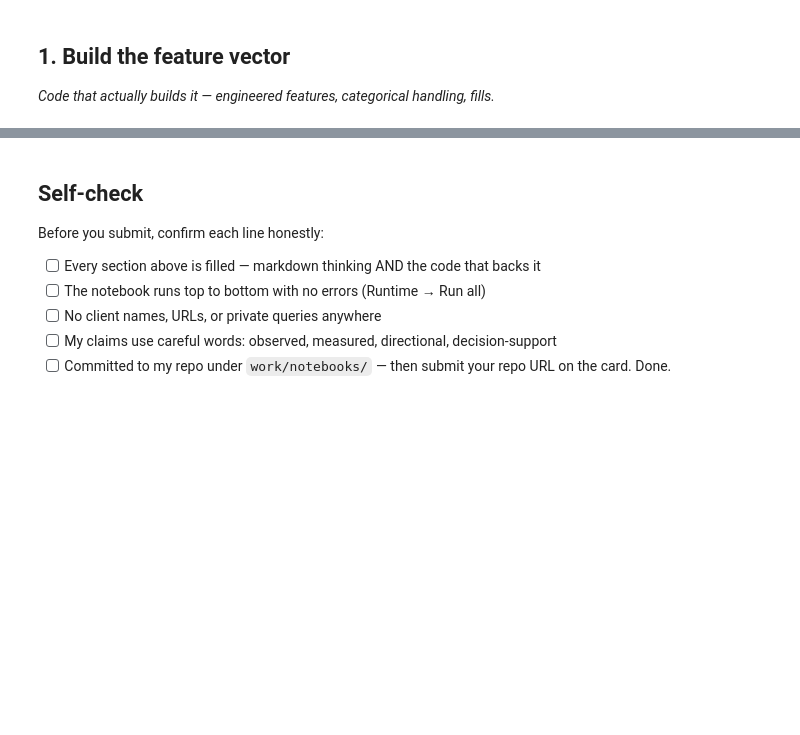
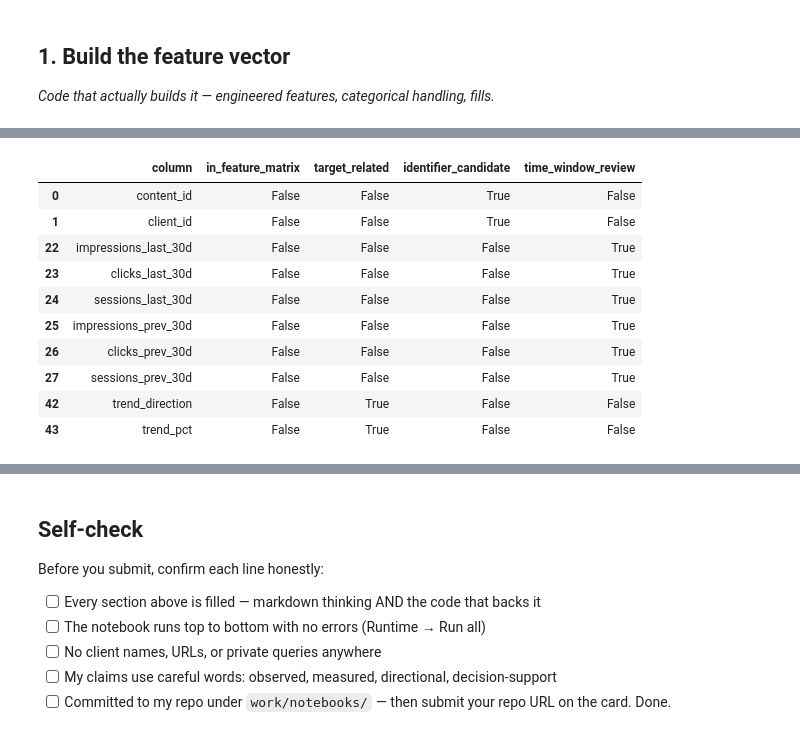
Before and after one commit to yashikasgh/flyrank-ml-internship, a Jupyter notebook: work/notebooks/w03_feature_leakage_check.ipynb, the cells around one changed output, grey strips where cells are left out. Saved outputs shown, nothing was run; the diff lists cells and outputs as text; code cells hidden in the pictures; blank space fills up the shorter version.

```diff
--- a/work/notebooks/w03_feature_leakage_check.ipynb
+++ b/work/notebooks/w03_feature_leakage_check.ipynb
@@ -36,0 +211,69 @@ This skeleton is yours to fill. Work the sections **in order** — each one has
+# %%
+
+# ML-05: Leakage hunt
+
+if "df" not in globals() or "X" not in globals():
+    raise RuntimeError("Run Sections 1 and 2 first.")
+
+columns = list(df.columns)
+
+# Fields directly related to the target or identifiers.
+target_related = [
+    c for c in columns
+    if c.lower() in {"trend_direction", "trend_pct", "is_down",
+                     "baseline_score"}
+]
+
+identifier_fields = [
+    c for c in columns
+    if any(term in c.lower() for term in
+           ["content_id", "client_id", "url", "domain"])
+]
+
+# Flag recent/previous-window metrics for manual temporal review.
+window_terms = ["30d", "30_day", "30-day", "recent", "previous",
+                "prior", "last_30", "prev_30"]
+
+window_fields = [
+    c for c in columns
+    if any(term in c.lower() for term in window_terms)
+]
+
+# Report all columns flagged for review.
+audit = pd.DataFrame({
+    "column": columns,
+    "in_feature_matrix": [c in X.columns for c in columns],
+    "target_related": [c in target_related for c in columns],
+    "identifier_candidate": [c in identifier_fields for c in columns],
+    "time_window_review": [c in window_fields for c in columns],
+})
+
+print("TARGET-RELATED FIELDS")
+print(target_related)
+
+print("\nIDENTIFIER CANDIDATES")
+print(identifier_fields)
+
+print("\nTIME-WINDOW FIELDS REQUIRING REVIEW")
+print(window_fields)
+
+print("\nFLAGGED COLUMNS INCLUDED IN X")
+flagged = set(target_related + identifier_fields + window_fields)
+included = sorted(flagged.intersection(X.columns))
+print(included)
+
+# Strict checks for known forbidden fields.
+forbidden = {"trend_direction", "trend_pct", "is_down",
+             "baseline_score", "content_id"}
+assert not (set(X.columns) & forbidden), (
+    "Forbidden field(s) found in X: "
+    + str(sorted(set(X.columns) & forbidden))
+)
+
+display(audit[audit[
+    ["target_related", "identifier_candidate", "time_window_review"]
+].any(axis=1)])
+
+print("\nAudit complete. Flags identify review candidates; "
+      "they do not independently prove temporal leakage.")
+# %% [output]
@@ -36,0 +291,11 @@ This skeleton is yours to fill. Work the sections **in order** — each one has
+|  | column | in_feature_matrix | target_related | identifier_candidate | time_window_review |
+| 0 | content_id | False | False | True | False |
+| 1 | client_id | False | False | True | False |
+| 22 | impressions_last_30d | False | False | False | True |
+| 23 | clicks_last_30d | False | False | False | True |
+| 24 | sessions_last_30d | False | False | False | True |
+| 25 | impressions_prev_30d | False | False | False | True |
+| 26 | clicks_prev_30d | False | False | False | True |
+| 27 | sessions_prev_30d | False | False | False | True |
+| 42 | trend_direction | False | True | False | False |
+| 43 | trend_pct | False | True | False | False |
```
Also changed, not shown: parts of 14 cells of this notebook.
